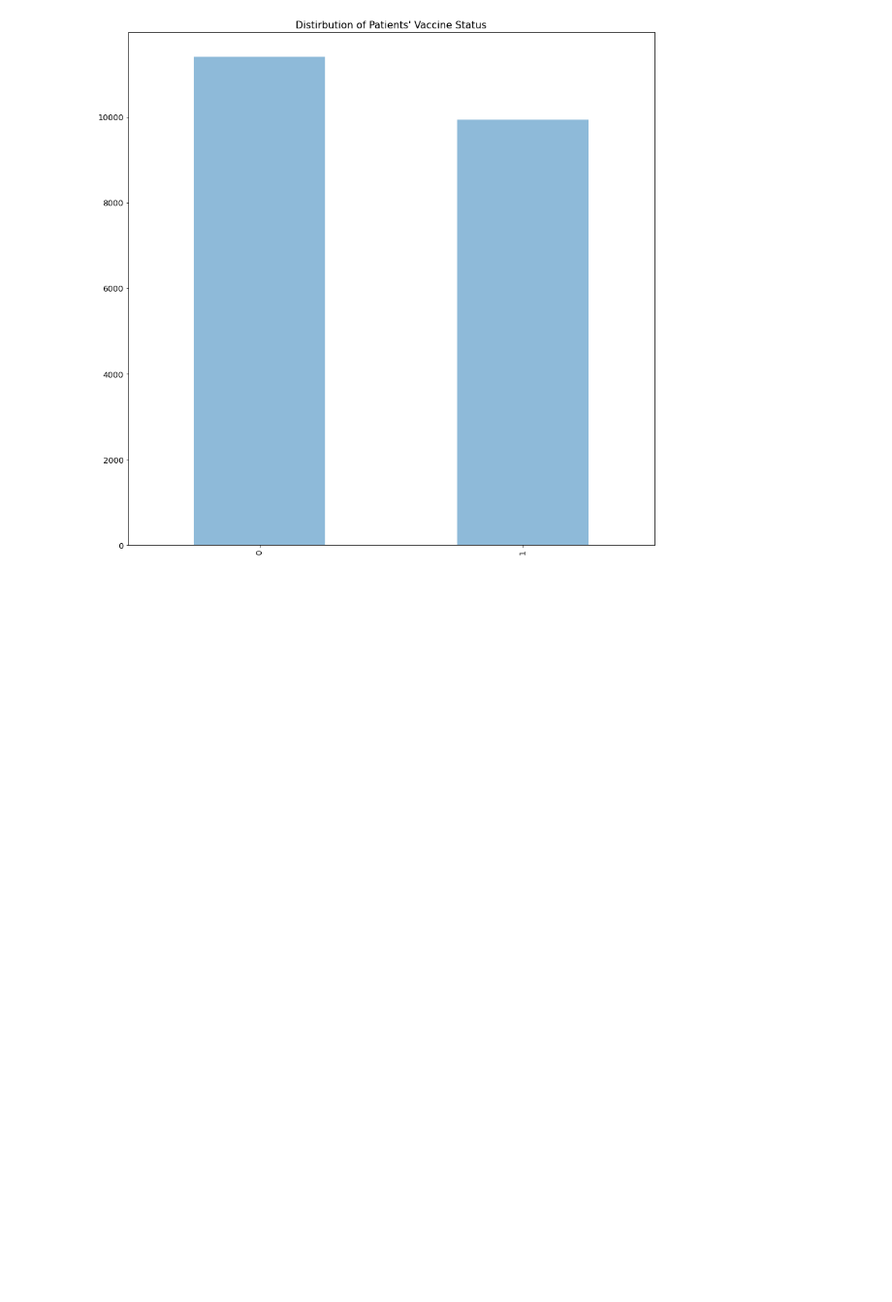
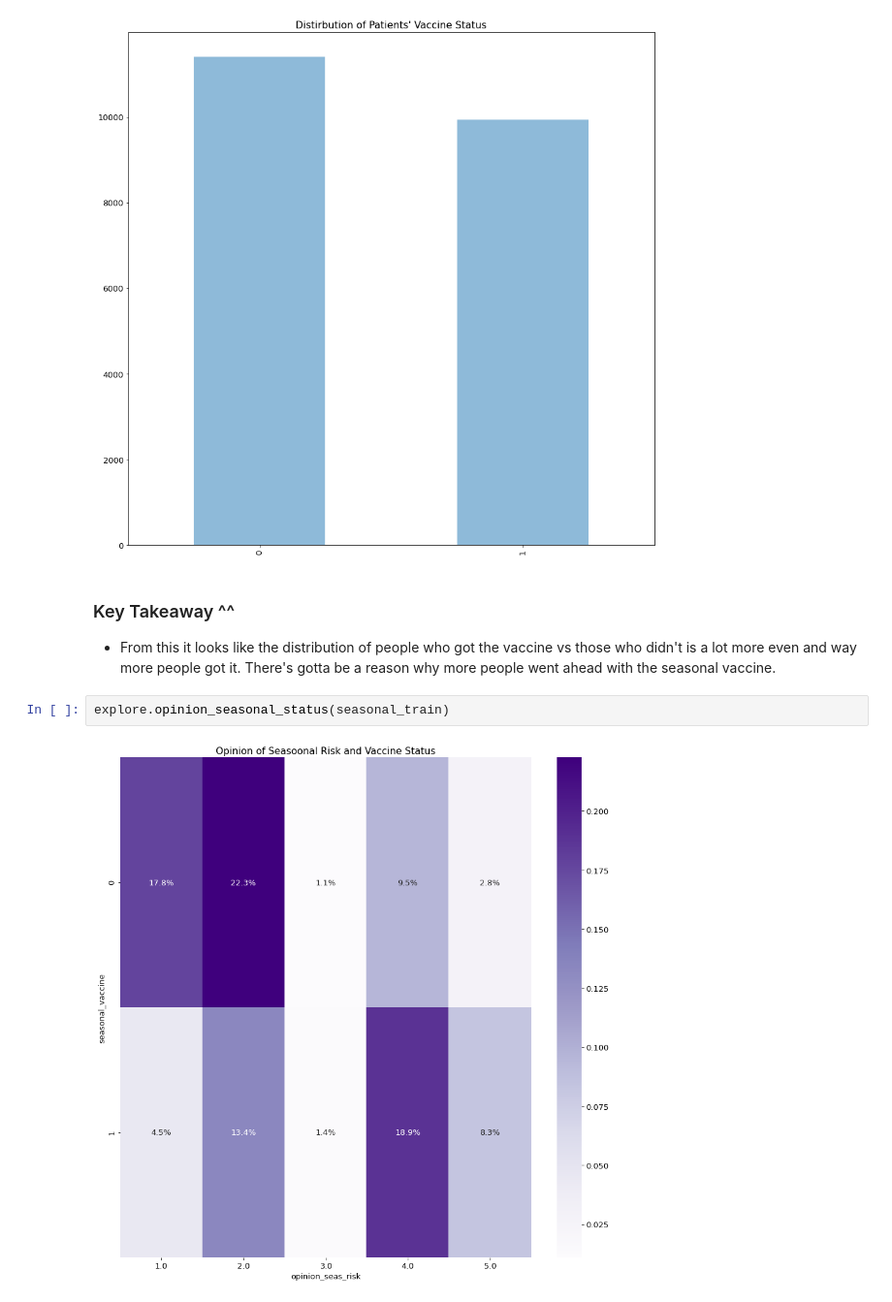
Before and after one commit to JadaShipp/predicting_flu, a Jupyter notebook: predicting_flu_vaccines_final.ipynb, the cells around one changed output. Shown at 97% size. Cells and saved outputs as stored; diff of their text form; blank space fills up the shorter version.

Commit message:
Completed explore section

```diff
--- a/predicting_flu_vaccines_final.ipynb
+++ b/predicting_flu_vaccines_final.ipynb
@@ -246,3 +246,10 @@ This next section is essentially going to recreate the same exploration but with
 explore.distribution_of_seasonal_vaccine_status(seasonal_train)
 # %% [output]
 [figure]
+# %% [markdown]
+### Key Takeaway ^^
+- From this it looks like the distribution of people who got the vaccine vs those who didn't is a lot more even and way more people got it. There's gotta be a reason why more people went ahead with the seasonal vaccine.
+# %%
+explore.opinion_seasonal_status(seasonal_train)
+# %% [output]
+[figure, added]
```
Also changed, not shown: parts of 17 cells of this notebook.
